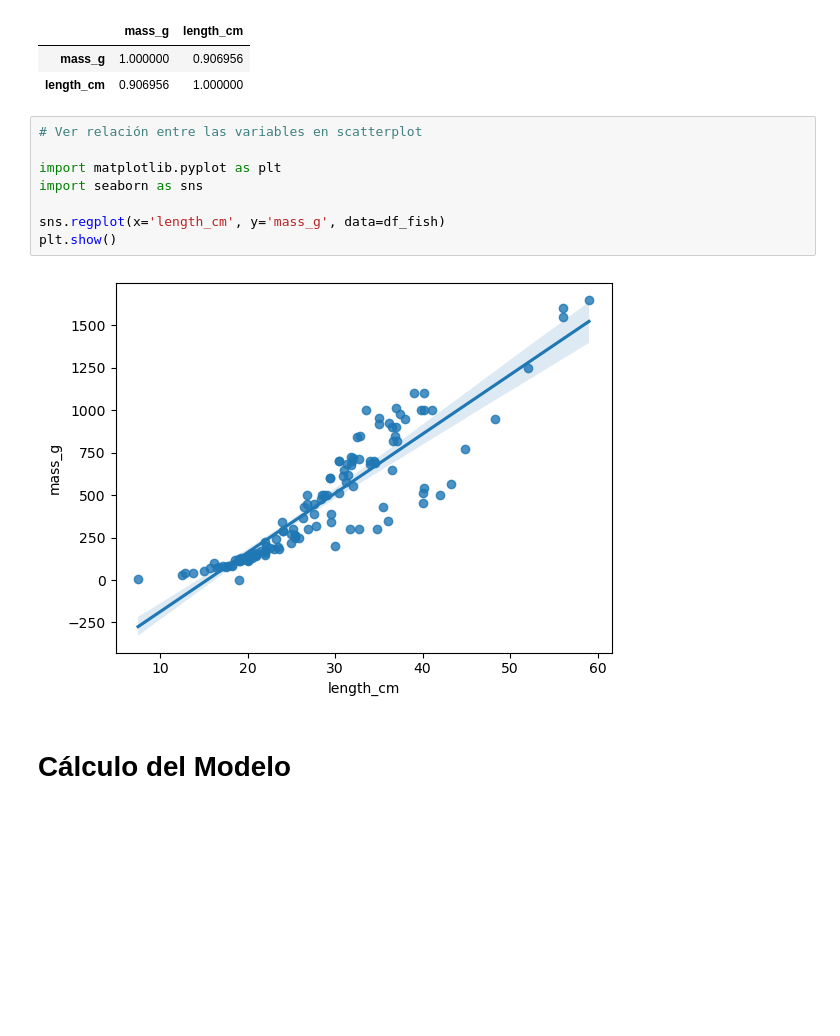
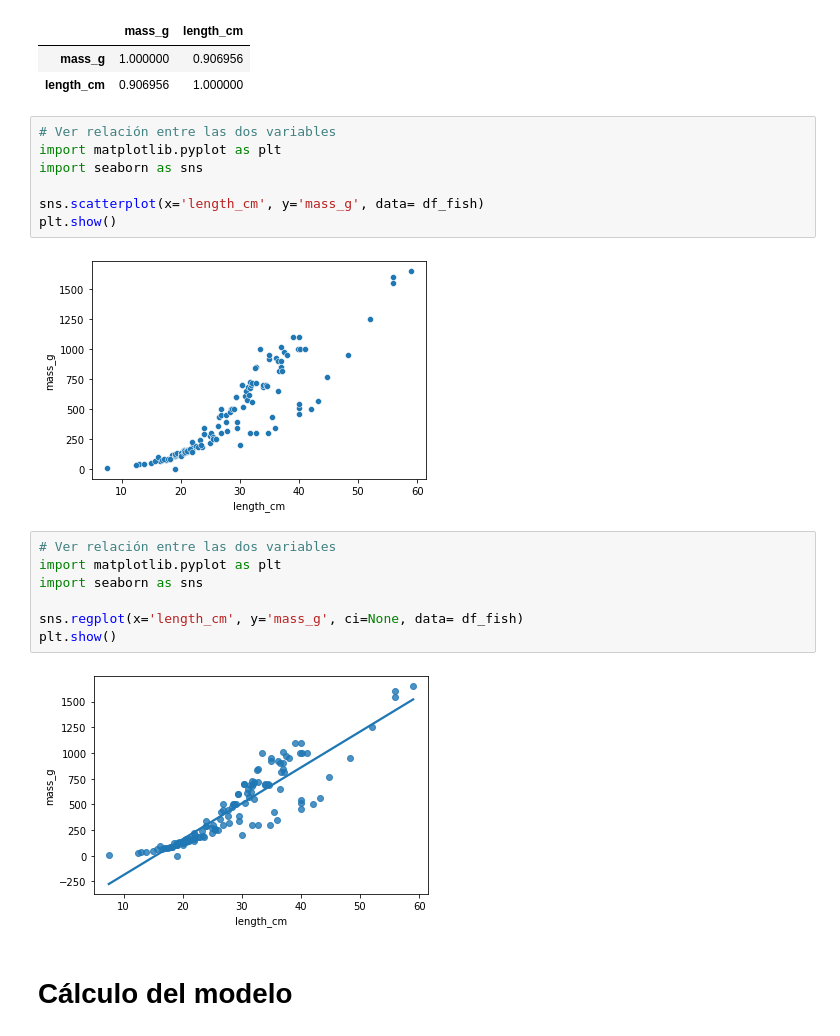
Before and after one commit to gcfp/M03, a Jupyter notebook: regresionlineal/regresionlineal.ipynb, the cells around one changed output. Drawn from its saved outputs; the diff is of its cells as text; blank space fills up the shorter version.

```diff
--- a/regresionlineal/regresionlineal.ipynb
+++ b/regresionlineal/regresionlineal.ipynb
@@ -32,18 +33,26 @@ df_fish.corr()
 |  | mass_g | length_cm |
 | mass_g | 1.000000 | 0.906956 |
 | length_cm | 0.906956 | 1.000000 |
+# %%
+# Ver relación entre las dos variables
+import matplotlib.pyplot as plt
+import seaborn as sns
+
+sns.scatterplot(x='length_cm', y='mass_g', data= df_fish)
+plt.show()
+# %% [output]
+[figure, added]
 # %%
-# Ver relación entre las variables en scatterplot
-
+# Ver relación entre las dos variables
 import matplotlib.pyplot as plt
 import seaborn as sns
 
-sns.regplot(x='length_cm', y='mass_g', data=df_fish)
+sns.regplot(x='length_cm', y='mass_g', ci=None, data= df_fish)
 plt.show()
 # %% [output]
-[figure, old version]
+[figure, new version]
 # %% [markdown]
-# Cálculo del Modelo
+# Cálculo del modelo
 # %%
 from statsmodels.formula.api import ols
 
```
Also changed, not shown: parts of 18 cells of this notebook.
